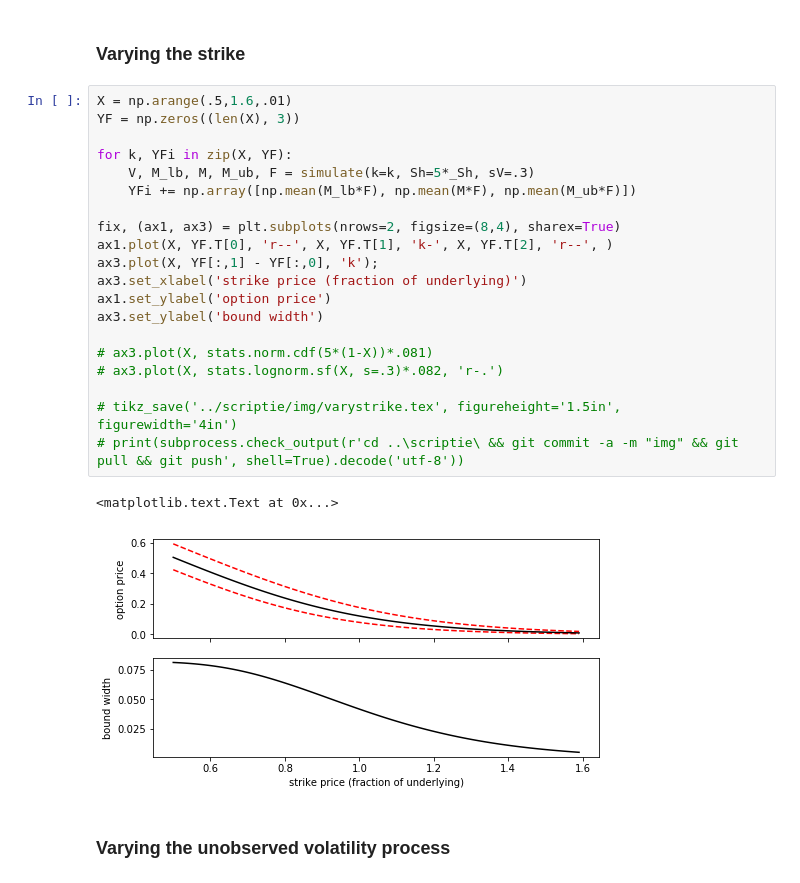
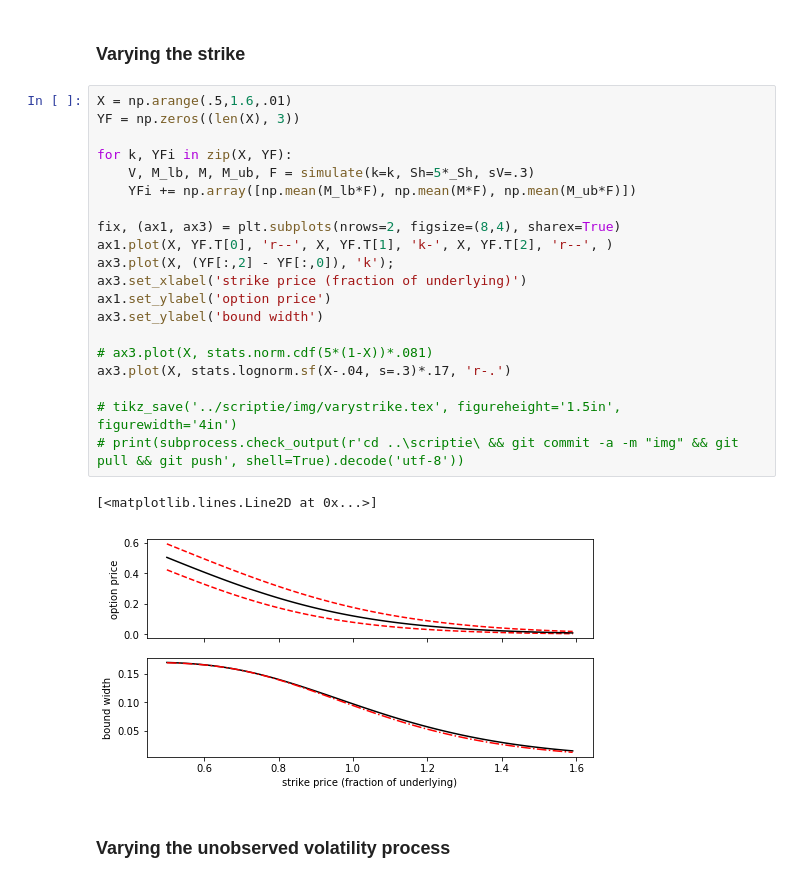
Before and after one commit to sebasv/thesis, a Jupyter notebook: Simulations.ipynb, the cells around one changed output. Drawn from its saved outputs; the diff is of its cells as text.

```diff
--- a/Simulations.ipynb
+++ b/Simulations.ipynb
@@ -118,26 +118,26 @@ ax4.plot(X, YV[:,1] - YV[:,0]);
 # %%
 X = np.arange(.5,1.6,.01)
 YF = np.zeros((len(X), 3))
 
 for k, YFi in zip(X, YF):
     V, M_lb, M, M_ub, F = simulate(k=k, Sh=5*_Sh, sV=.3)
     YFi += np.array([np.mean(M_lb*F), np.mean(M*F), np.mean(M_ub*F)])
 
 fix, (ax1, ax3) = plt.subplots(nrows=2, figsize=(8,4), sharex=True)
 ax1.plot(X, YF.T[0], 'r--', X, YF.T[1], 'k-', X, YF.T[2], 'r--', )
-ax3.plot(X, YF[:,1] - YF[:,0], 'k');
+ax3.plot(X, (YF[:,2] - YF[:,0]), 'k');
 ax3.set_xlabel('strike price (fraction of underlying)')
 ax1.set_ylabel('option price')
 ax3.set_ylabel('bound width')
 
 # ax3.plot(X, stats.norm.cdf(5*(1-X))*.081)
-# ax3.plot(X, stats.lognorm.sf(X, s=.3)*.082, 'r-.')
+ax3.plot(X, stats.lognorm.sf(X-.04, s=.3)*.17, 'r-.')
 
 # tikz_save('../scriptie/img/varystrike.tex', figureheight='1.5in', figurewidth='4in')
 # print(subprocess.check_output(r'cd ..\scriptie\ && git commit -a -m "img" && git pull && git push', shell=True).decode('utf-8'))
 # %% [output]
-<matplotlib.text.Text at 0x...>
+[<matplotlib.lines.Line2D at 0x...>]
-[figure, old version]
+[figure, new version]
 # %% [markdown]
 ### Varying the unobserved volatility process
 # %%
```
Also changed, not shown: parts of 10 cells of this notebook, 1 other file.
